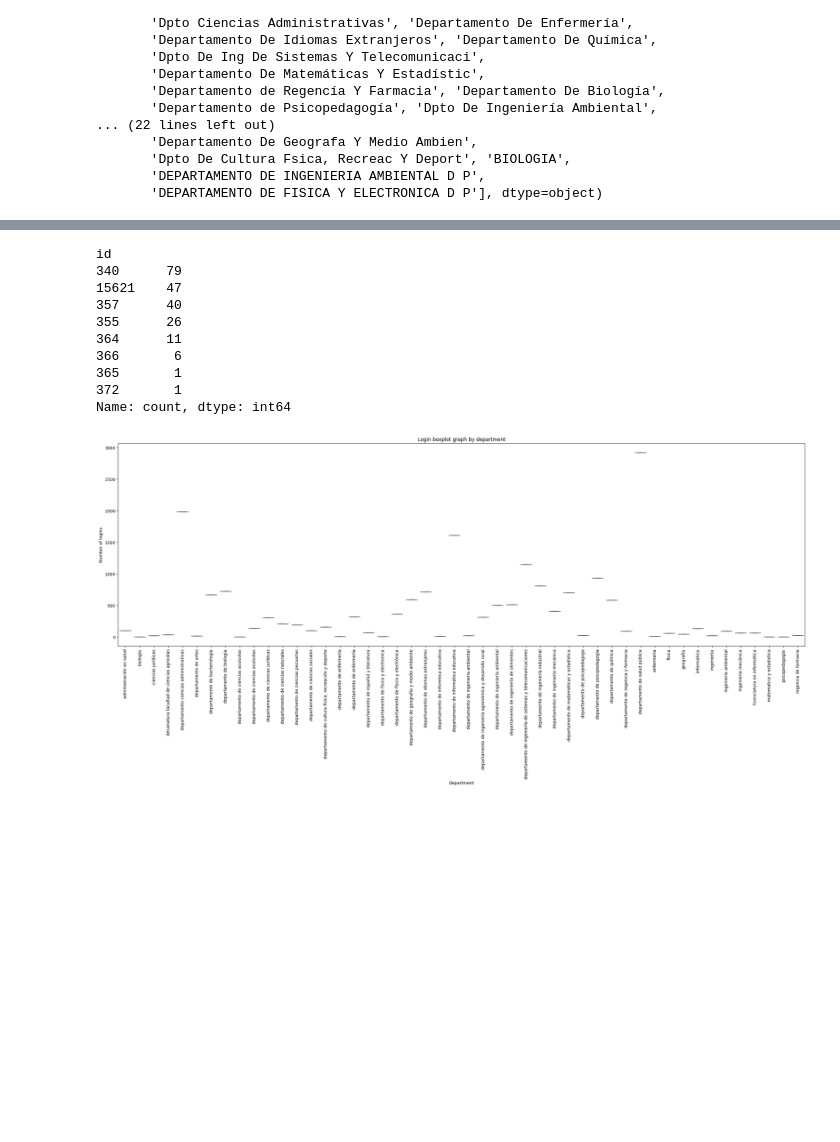
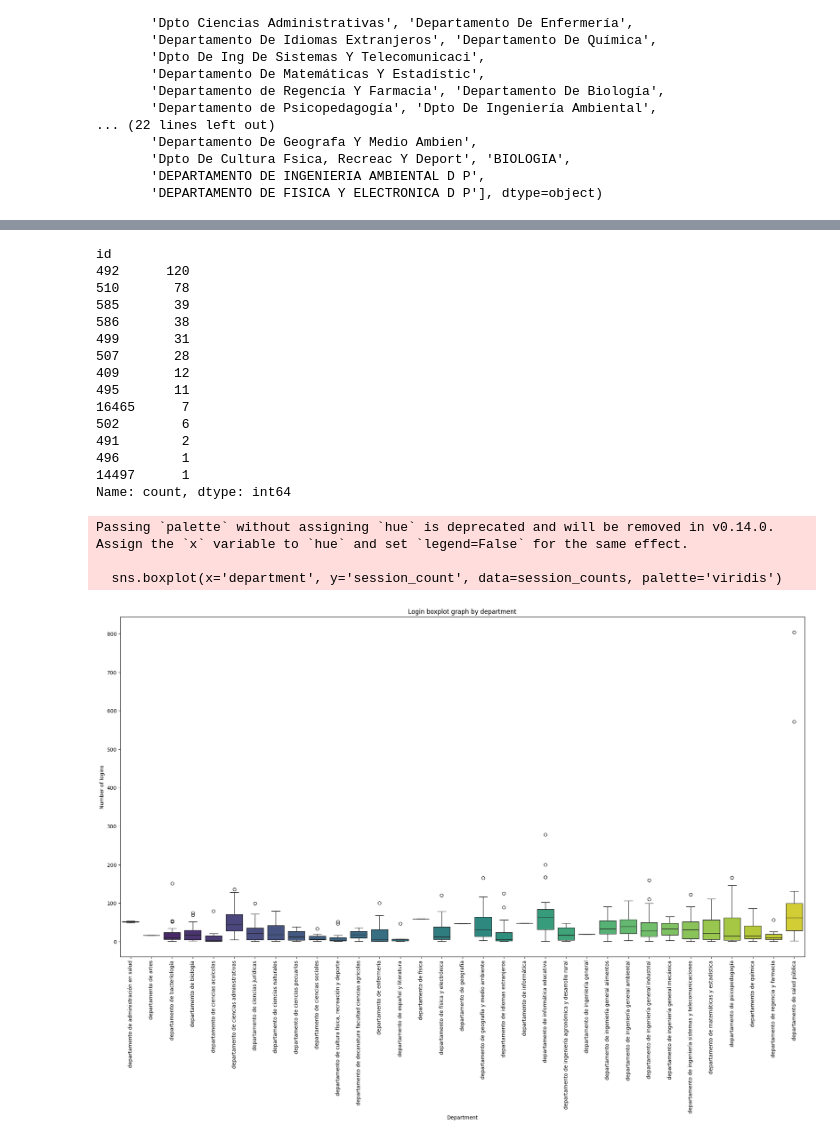
Before and after one commit to Jose47Morales/AnalisisConPython, a Jupyter notebook: sess01/s1.ipynb, the cells around one changed output, grey strips where cells are left out. Saved outputs shown, nothing was run; the diff lists cells and outputs as text; code cells hidden in the pictures; blank space fills up the shorter version.

```diff
--- a/sess01/s1.ipynb
+++ b/sess01/s1.ipynb
@@ -6,5 +6,5 @@ import seaborn as sns
 # %%
 # load data
 df = pd.read_csv('../data/user_loggedin_teacher.csv', delimiter=',')
-df_copy = df
+df_copy = df.copy()
 # %%
@@ -45,11 +45,21 @@ array(['Departamento De Español y Literatura',
        'DEPARTAMENTO DE FISICA Y ELECTRONICA D P'], dtype=object)
 # %%
 # 1. Clear the Departament column
-df = df.dropna(subset=['department'])
-df['department'] = df['department'].str.lower()
-df['department'] = df['department'].str.strip()
+df_copy = df_copy.dropna(subset=['department'])
+df_copy['department'] = df_copy['department'].str.lower()
+df_copy['department'] = df_copy['department'].str.strip()
 correcciones = {
     'dpto': 'departamento',
+    'departamento de informtica educativa': 'departamento de informática educativa',
+    'departamento de ciencias acuicolas': 'departamento de ciencias acuícolas',
+    'departamento de fisica y electronica': 'departamento de física y electrónica',
+    'departamento de ingenieria ambiental': 'departamento de ingeniería ambiental',
+    'departamento ciencias administrativas': 'departamento de ciencias administrativas',
+    'licenciatura en informática': 'departamento de informática educativa',
+    'enfermería': 'departamento de enfermería',
+    'informática': 'departamento de informática educativa',
+    'regencia de farmacia': 'departamento de regencia y farmacia',
+    'ingeniería': 'departamento de ingeniería general',
     'ing': 'ingeniería',
     'desarroll': 'desarrollo',
     'telecomunicaci': 'telecomunicaciones',
@@ -67,9 +77,23 @@ correcciones = {
     'publica': 'pública',
     'pblica': 'pública',
     'bacteriologia': 'bacteriología',
-    }
+    'psicopedagogia': 'psicopedagogía',
+    'psicopedagoga': 'psicopedagogía',
+    'enfermeria': 'enfermería',
+    'matematica': 'matemáticas',
+    'estadistica': 'estadística',
+}
 
 for key, value in correcciones.items():
-    df['department'] = df['department'].str.replace(r'\b' + key + r'\b', value, regex=True)
+    df_copy['department'] = df_copy['department'].str.replace(r'\b' + key + r'\b', value, regex=True)
 
-df['department'] = df['department'].str.replace(r'\s*d\s*p$', '', regex=True)
+df_copy['department'] = df_copy['department'].str.replace(r'\s*d\s*p$', '', regex=True)
+
+df_copy['department'] = df_copy['department'].apply(
+    lambda x: f"departamento de {x.split('departamento de ')[-1]}" if not x.startswith('departamento de') else x
+)
+
+df_copy['department'] = df_copy['department'].apply(
+    lambda x: ' '.join(sorted(set(x.split()), key=x.split().index))  # eliminar duplicados
+)
+df_copy['department'].unique()
@@ -90,34 +136,41 @@ plt.show()
 # %%
 # 3. Display the total number of logins per teacher in a specific program
-specific_program = 'departamento de ciencias naturales'
-df_program = df[df['department'] == specific_program]
+specific_program = 'departamento de física y electrónica'
+df_program = df_copy[df_copy['department'] == specific_program]
 logins_per_teacher = df_program['id'].value_counts()
 logins_per_teacher
 # %% [output]
 id
-340      79
-15621    47
-357      40
-355      26
-364      11
-366       6
-365       1
-372       1
+492      120
+510       78
+585       39
+586       38
+499       31
+507       28
+409       12
+495       11
+16465      7
+502        6
+491        2
+496        1
+14497      1
 Name: count, dtype: int64
 # %%
 # 5. Login boxplot graph by department
-df['logins'] = 1
-logins_per_department = df.groupby('department')['logins'].sum().reset_index()
+
+session_counts = df_copy.groupby(['department', 'userid']).size().reset_index(name='session_count')
 
 plt.figure(figsize=(24, 12))
-sns.boxplot(x='department', y='logins', data=logins_per_department)
+sns.boxplot(x='department', y='session_count', data=session_counts, palette='viridis')
 plt.title('Login boxplot graph by department')
 plt.xlabel('Department')
 plt.ylabel('Number of logins')
 plt.xticks(rotation=90)
-plt.tight_layout()
 plt.show()
 # %% [output]
+Passing `palette` without assigning `hue` is deprecated and will be removed in v0.14.0. Assign the `x` variable to `hue` and set `legend=False` for the same effect.
+
+  sns.boxplot(x='department', y='session_count', data=session_counts, palette='viridis')
-[figure, old version]
+[figure, new version]
 # %%
 # 6. Login average by department
```
Also changed, not shown: parts of 6 cells of this notebook.
